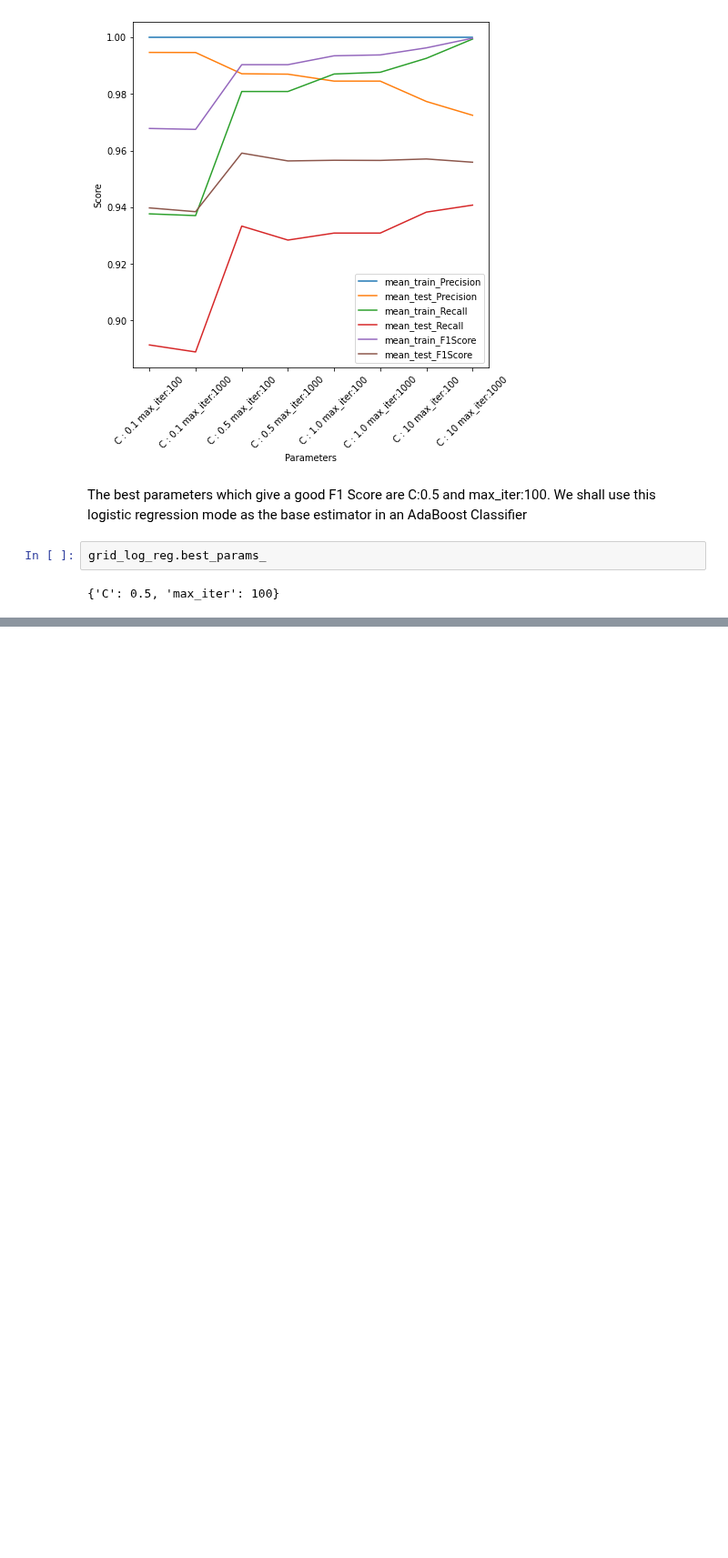
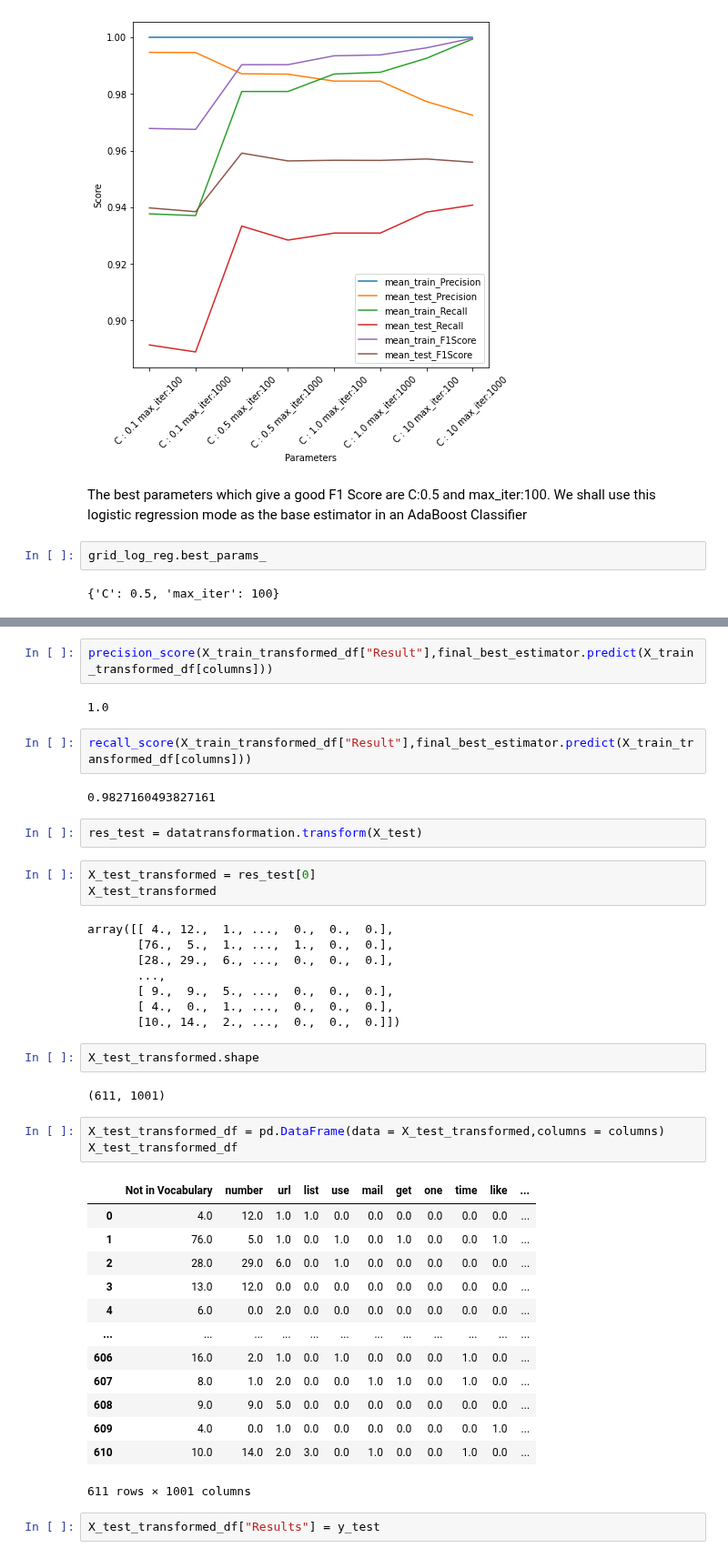
Before and after one commit to Pasindu19970808/Hands-on-Machine-Learning-Textbook-Exercises, a Jupyter notebook: DeepLearning_1/SpamClassifier/EmailSpamClassifier.ipynb, the cells around one changed output, grey strips where cells are left out. Shown at 91% size. Saved outputs shown, nothing was run; the diff lists cells and outputs as text; blank space fills up the shorter version.

```diff
--- a/DeepLearning_1/SpamClassifier/EmailSpamClassifier.ipynb
+++ b/DeepLearning_1/SpamClassifier/EmailSpamClassifier.ipynb
@@ -937,0 +1003,44 @@ GridSearchCV(estimator=AdaBoostClassifier(base_estimator=LogisticRegression(C=0.
+# %%
+precision_score(X_train_transformed_df["Result"],final_best_estimator.predict(X_train_transformed_df[columns]))
+# %% [output]
+1.0
+# %%
+recall_score(X_train_transformed_df["Result"],final_best_estimator.predict(X_train_transformed_df[columns]))
+# %% [output]
+0.9827160493827161
+# %%
+res_test = datatransformation.transform(X_test)
+# %%
+X_test_transformed = res_test[0]
+X_test_transformed
+# %% [output]
+array([[ 4., 12.,  1., ...,  0.,  0.,  0.],
+       [76.,  5.,  1., ...,  1.,  0.,  0.],
+       [28., 29.,  6., ...,  0.,  0.,  0.],
+       ...,
+       [ 9.,  9.,  5., ...,  0.,  0.,  0.],
+       [ 4.,  0.,  1., ...,  0.,  0.,  0.],
+       [10., 14.,  2., ...,  0.,  0.,  0.]])
+# %%
+X_test_transformed.shape
+# %% [output]
+(611, 1001)
+# %%
+X_test_transformed_df = pd.DataFrame(data = X_test_transformed,columns = columns)
+X_test_transformed_df
+# %% [output]
+|  | Not in Vocabulary | number | url | list | use | mail | get | one | time | like | ... |
+| 0 | 4.0 | 12.0 | 1.0 | 1.0 | 0.0 | 0.0 | 0.0 | 0.0 | 0.0 | 0.0 | ... |
+| 1 | 76.0 | 5.0 | 1.0 | 0.0 | 1.0 | 0.0 | 1.0 | 0.0 | 0.0 | 1.0 | ... |
+| 2 | 28.0 | 29.0 | 6.0 | 0.0 | 1.0 | 0.0 | 0.0 | 0.0 | 0.0 | 0.0 | ... |
+| 3 | 13.0 | 12.0 | 0.0 | 0.0 | 0.0 | 0.0 | 0.0 | 0.0 | 0.0 | 0.0 | ... |
+| 4 | 6.0 | 0.0 | 2.0 | 0.0 | 0.0 | 0.0 | 0.0 | 0.0 | 0.0 | 0.0 | ... |
+| ... | ... | ... | ... | ... | ... | ... | ... | ... | ... | ... | ... |
+| 606 | 16.0 | 2.0 | 1.0 | 0.0 | 1.0 | 0.0 | 0.0 | 0.0 | 1.0 | 0.0 | ... |
+| 607 | 8.0 | 1.0 | 2.0 | 0.0 | 0.0 | 1.0 | 1.0 | 0.0 | 1.0 | 0.0 | ... |
+| 608 | 9.0 | 9.0 | 5.0 | 0.0 | 0.0 | 0.0 | 0.0 | 0.0 | 0.0 | 0.0 | ... |
+| 609 | 4.0 | 0.0 | 1.0 | 0.0 | 0.0 | 0.0 | 0.0 | 0.0 | 0.0 | 1.0 | ... |
+| 610 | 10.0 | 14.0 | 2.0 | 3.0 | 0.0 | 1.0 | 0.0 | 0.0 | 1.0 | 0.0 | ... |
+611 rows × 1001 columns
+# %%
+X_test_transformed_df["Results"] = y_test
```
Also changed, not shown: parts of 22 cells of this notebook, 1 other file.
